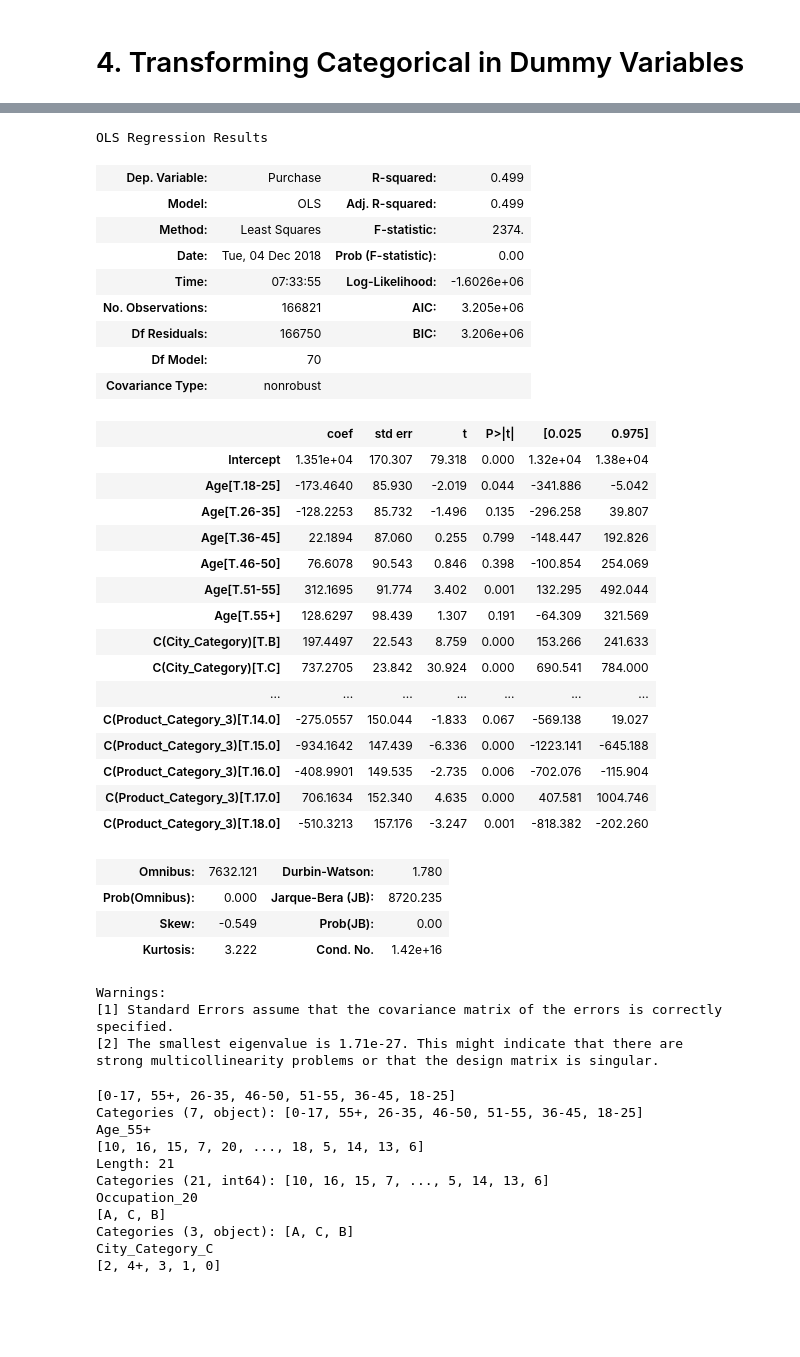
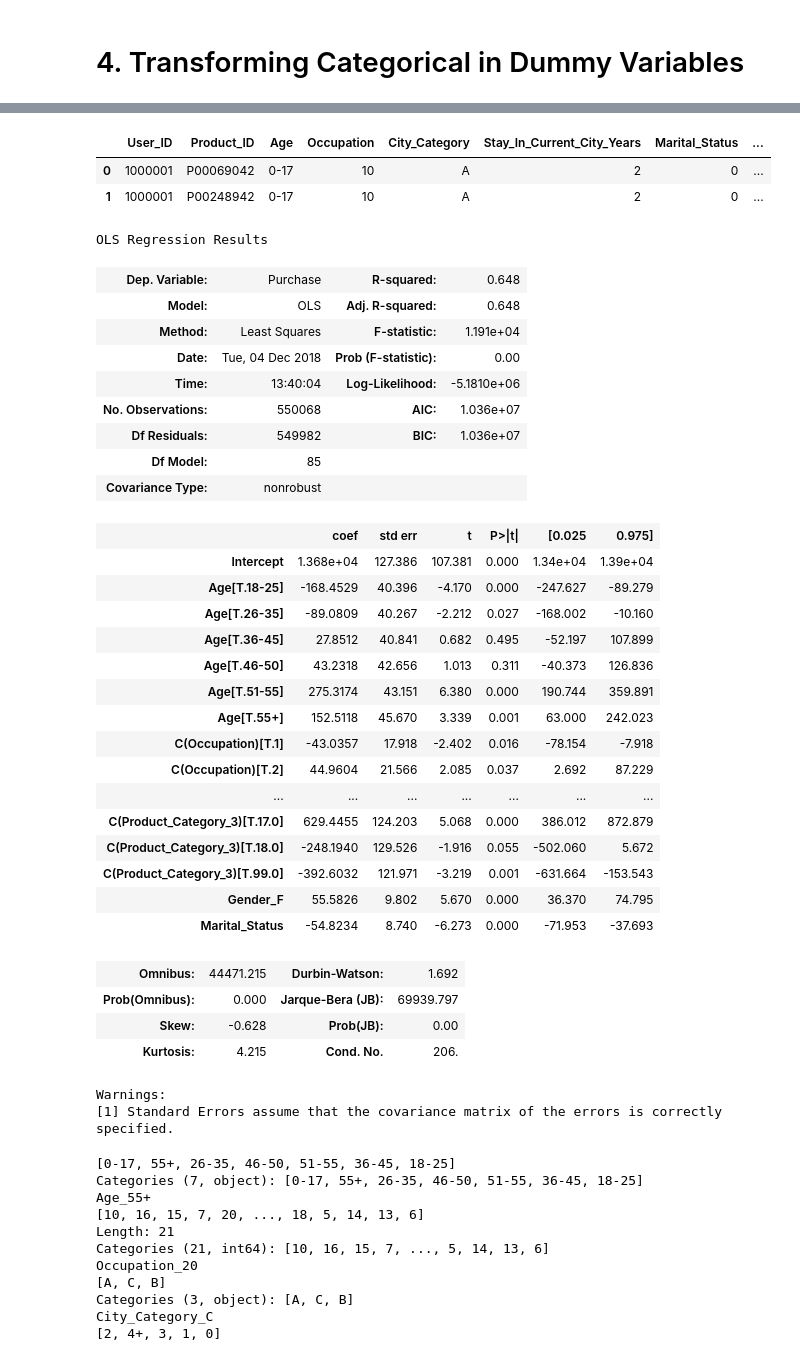
Before and after one commit to michliu1212/DataAnalyticsProject, a Jupyter notebook: Groupproject_new.ipynb, the cells around one changed output, grey strips where cells are left out. Drawn from its saved outputs; the diff is of its cells as text; code cells hidden in the pictures; blank space fills up the shorter version.

```diff
--- a/Groupproject_new.ipynb
+++ b/Groupproject_new.ipynb
@@ -542,44 +688,48 @@ OLS Regression Results
 Warnings:
 [1] Standard Errors assume that the covariance matrix of the errors is correctly specified.
+# %%
+df.head(2)
+# %% [output]
+|  | User_ID | Product_ID | Age | Occupation | City_Category | Stay_In_Current_City_Years | Marital_Status | ... |
+| 0 | 1000001 | P00069042 | 0-17 | 10 | A | 2 | 0 | ... |
+| 1 | 1000001 | P00248942 | 0-17 | 10 | A | 2 | 0 | ... |
 # %%
 # for all categorical variables
-df_lr = ols('Purchase ~ Age + C(City_Category) + C(Occupation) + C(Stay_In_Current_City_Years) + C(Product_Category_1) + C(Product_Category_2) + C(Product_Category_3)', data=df).fit()
+df_lr = ols('Purchase ~ Age + Gender_F + C(Occupation) + C(City_Category) + C(Stay_In_Current_City_Years) + Marital_Status + C(Product_Category_1) + C(Product_Category_2) + C(Product_Category_3)', data=df).fit()
 df_lr.summary()
-# R-square = 0.644, it improved from 0.154
+# R-square = 0.648, it improved from 0.170
 # Most categorical variables (except Product_Category_3) and overall has improved in R-square if we create dummies for categorical variables.
 # %% [output]
 OLS Regression Results
-| Dep. Variable: | Purchase | R-squared: | 0.499 |
-| Model: | OLS | Adj. R-squared: | 0.499 |
-| Method: | Least Squares | F-statistic: | 2374. |
+| Dep. Variable: | Purchase | R-squared: | 0.648 |
+| Model: | OLS | Adj. R-squared: | 0.648 |
+| Method: | Least Squares | F-statistic: | 1.191e+04 |
 | Date: | Tue, 04 Dec 2018 | Prob (F-statistic): | 0.00 |
-| Time: | 07:33:55 | Log-Likelihood: | -1.6026e+06 |
-| No. Observations: | 166821 | AIC: | 3.205e+06 |
-| Df Residuals: | 166750 | BIC: | 3.206e+06 |
-| Df Model: | 70 |  |  |
+| Time: | 13:40:04 | Log-Likelihood: | -5.1810e+06 |
+| No. Observations: | 550068 | AIC: | 1.036e+07 |
+| Df Residuals: | 549982 | BIC: | 1.036e+07 |
+| Df Model: | 85 |  |  |
 | Covariance Type: | nonrobust |  |  |
 |  | coef | std err | t | P>|t| | [0.025 | 0.975] |
-| Intercept | 1.351e+04 | 170.307 | 79.318 | 0.000 | 1.32e+04 | 1.38e+04 |
-| Age[T.18-25] | -173.4640 | 85.930 | -2.019 | 0.044 | -341.886 | -5.042 |
-| Age[T.26-35] | -128.2253 | 85.732 | -1.496 | 0.135 | -296.258 | 39.807 |
-| Age[T.36-45] | 22.1894 | 87.060 | 0.255 | 0.799 | -148.447 | 192.826 |
-| Age[T.46-50] | 76.6078 | 90.543 | 0.846 | 0.398 | -100.854 | 254.069 |
-| Age[T.51-55] | 312.1695 | 91.774 | 3.402 | 0.001 | 132.295 | 492.044 |
-| Age[T.55+] | 128.6297 | 98.439 | 1.307 | 0.191 | -64.309 | 321.569 |
-| C(City_Category)[T.B] | 197.4497 | 22.543 | 8.759 | 0.000 | 153.266 | 241.633 |
-| C(City_Category)[T.C] | 737.2705 | 23.842 | 30.924 | 0.000 | 690.541 | 784.000 |
+| Intercept | 1.368e+04 | 127.386 | 107.381 | 0.000 | 1.34e+04 | 1.39e+04 |
+| Age[T.18-25] | -168.4529 | 40.396 | -4.170 | 0.000 | -247.627 | -89.279 |
+| Age[T.26-35] | -89.0809 | 40.267 | -2.212 | 0.027 | -168.002 | -10.160 |
+| Age[T.36-45] | 27.8512 | 40.841 | 0.682 | 0.495 | -52.197 | 107.899 |
+| Age[T.46-50] | 43.2318 | 42.656 | 1.013 | 0.311 | -40.373 | 126.836 |
+| Age[T.51-55] | 275.3174 | 43.151 | 6.380 | 0.000 | 190.744 | 359.891 |
+| Age[T.55+] | 152.5118 | 45.670 | 3.339 | 0.001 | 63.000 | 242.023 |
+| C(Occupation)[T.1] | -43.0357 | 17.918 | -2.402 | 0.016 | -78.154 | -7.918 |
+| C(Occupation)[T.2] | 44.9604 | 21.566 | 2.085 | 0.037 | 2.692 | 87.229 |
 | ... | ... | ... | ... | ... | ... | ... |
-| C(Product_Category_3)[T.14.0] | -275.0557 | 150.044 | -1.833 | 0.067 | -569.138 | 19.027 |
-| C(Product_Category_3)[T.15.0] | -934.1642 | 147.439 | -6.336 | 0.000 | -1223.141 | -645.188 |
-| C(Product_Category_3)[T.16.0] | -408.9901 | 149.535 | -2.735 | 0.006 | -702.076 | -115.904 |
-| C(Product_Category_3)[T.17.0] | 706.1634 | 152.340 | 4.635 | 0.000 | 407.581 | 1004.746 |
-| C(Product_Category_3)[T.18.0] | -510.3213 | 157.176 | -3.247 | 0.001 | -818.382 | -202.260 |
+| C(Product_Category_3)[T.17.0] | 629.4455 | 124.203 | 5.068 | 0.000 | 386.012 | 872.879 |
+| C(Product_Category_3)[T.18.0] | -248.1940 | 129.526 | -1.916 | 0.055 | -502.060 | 5.672 |
+| C(Product_Category_3)[T.99.0] | -392.6032 | 121.971 | -3.219 | 0.001 | -631.664 | -153.543 |
+| Gender_F | 55.5826 | 9.802 | 5.670 | 0.000 | 36.370 | 74.795 |
+| Marital_Status | -54.8234 | 8.740 | -6.273 | 0.000 | -71.953 | -37.693 |
-| Omnibus: | 7632.121 | Durbin-Watson: | 1.780 |
-| Prob(Omnibus): | 0.000 | Jarque-Bera (JB): | 8720.235 |
-| Skew: | -0.549 | Prob(JB): | 0.00 |
-| Kurtosis: | 3.222 | Cond. No. | 1.42e+16 |
+| Omnibus: | 44471.215 | Durbin-Watson: | 1.692 |
+| Prob(Omnibus): | 0.000 | Jarque-Bera (JB): | 69939.797 |
+| Skew: | -0.628 | Prob(JB): | 0.00 |
+| Kurtosis: | 4.215 | Cond. No. | 206. |
 Warnings:
 [1] Standard Errors assume that the covariance matrix of the errors is correctly specified.
-[2] The smallest eigenvalue is 1.71e-27. This might indicate that there are
-strong multicollinearity problems or that the design matrix is singular.
 # %%
```
Also changed, not shown: parts of 37 cells of this notebook.
